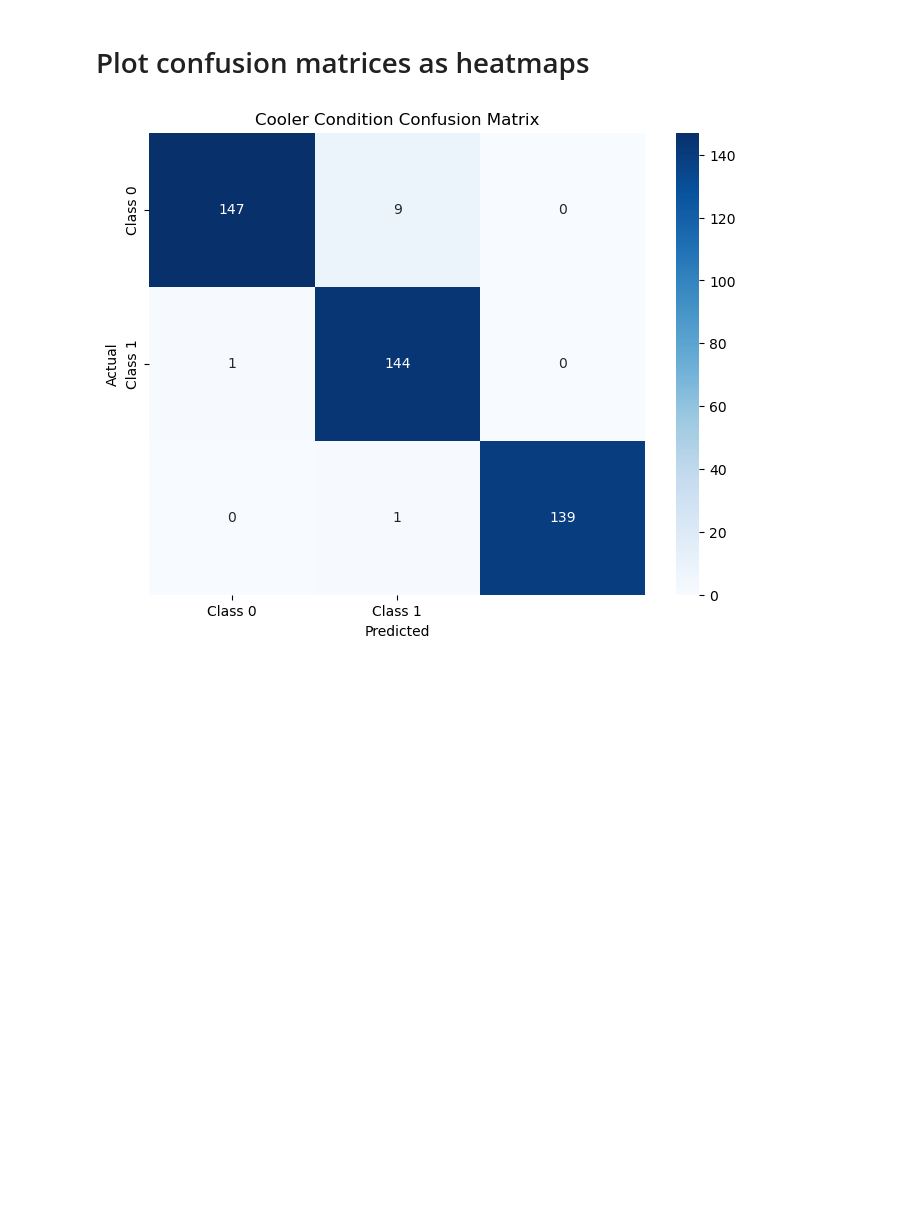
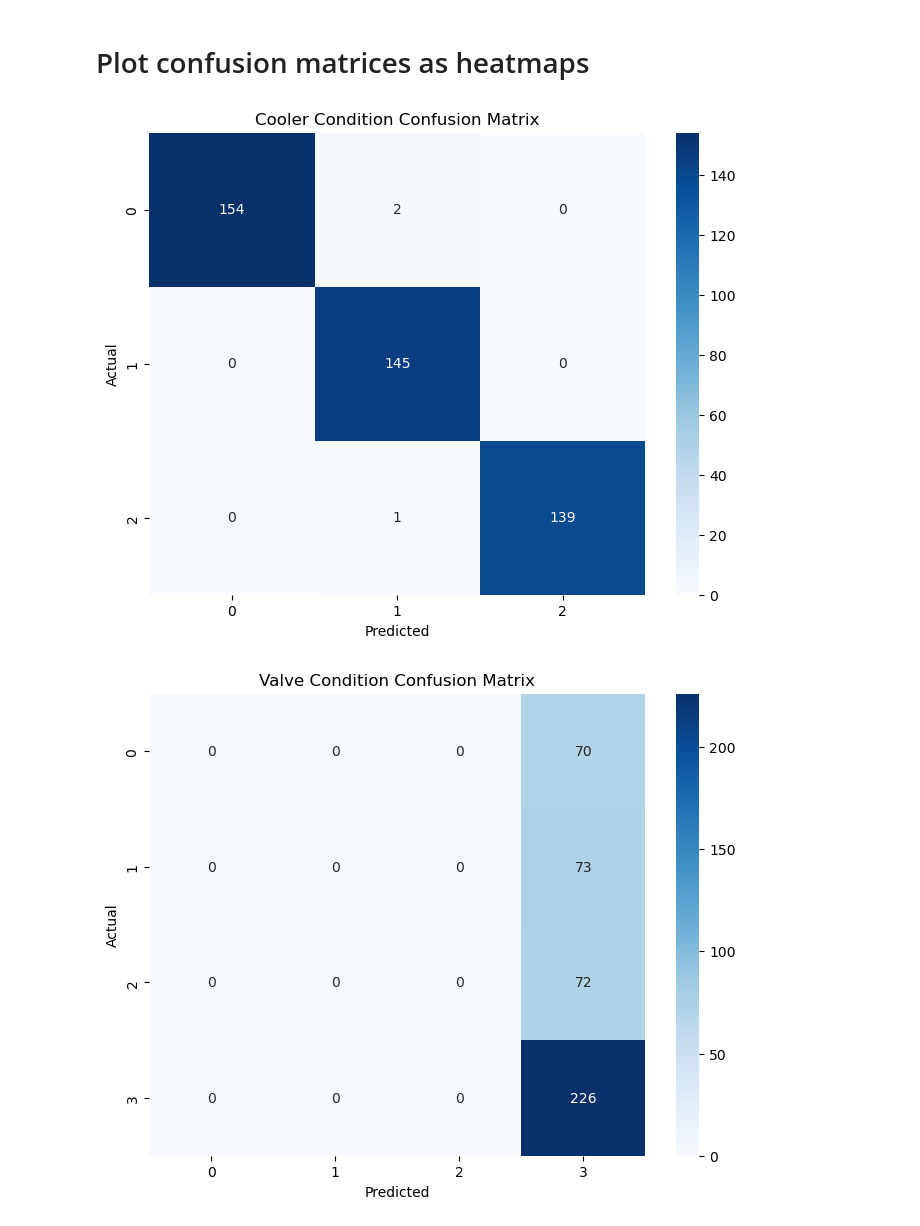
Before and after one commit to ajaykofficial/Machine-Learning, a Jupyter notebook: Condition Monitoring of Hydraulic System/Naive_Bayes.ipynb, the cells around one changed output. Saved outputs shown, nothing was run; the diff lists cells and outputs as text; code cells hidden in the pictures; blank space fills up the shorter version.

```diff
--- a/Condition Monitoring of Hydraulic System/Naive_Bayes.ipynb
+++ b/Condition Monitoring of Hydraulic System/Naive_Bayes.ipynb
@@ -53,10 +69,8 @@ df.describe()
 # %% [markdown]
 # Assigning values to X and y
 # %%
-X = df[['PS1', 'PS2', 'PS3', 'PS4', 'PS5', 'PS6', 'FS1', 'FS2',
-       'TS1', 'TS2', 'TS3', 'TS4', 'P1', 'VS1', 'CE1', 'CP1', 'SE1']]
-y = df[['y_coolerCondition', 'y_valveCondition', 'y_pumpLeak', 'y_hydraulicAcc',
-       'y_stableFlag']]
+X = df[['PS1', 'PS2', 'PS3', 'PS4', 'PS5', 'FS1', 'TS1', 'TS2', 'TS3', 'TS4', 'CE', 'CP', 'SE']]
+y = df[['y_coolerCondition', 'y_valveCondition', 'y_pumpLeak', 'y_hydraulicAcc']]
 # %%
 X
 # %% [output]
@@ -168,21 +182,24 @@ nb_stable = MultinomialNB()
 # %% [markdown]
 # Fit each classifier on the corresponding target variable
 # %%
-nb_cooler.fit(X_train, y_train['y_coolerCondition'])
-nb_valve.fit(X_train, y_train['y_valveCondition'])
-nb_pump.fit(X_train, y_train['y_pumpLeak'])
-nb_hydraulic.fit(X_train, y_train['y_hydraulicAcc'])
-nb_stable.fit(X_train, y_train['y_stableFlag'])
+nb_cooler.fit(X_train[['CE', 'CP', 'PS4', 'PS5', 'TS1', 'TS2', 'TS3', 'TS4']], y_train['y_coolerCondition'])
+nb_valve.fit(X_train[['PS2', 'PS3']], y_train['y_valveCondition'])
+nb_pump.fit(X_train[['FS1', 'SE', 'PS1']], y_train['y_pumpLeak'])
+nb_hydraulic.fit(X_train[['PS1', 'PS2', 'PS3', 'SE', 'FS1', 'TS2']], y_train['y_hydraulicAcc'])
 # %% [output]
 MultinomialNB()
 # %% [markdown]
 # Make predictions on the test data for each classifier
 # %%
-y_pred_cooler = nb_cooler.predict(X_test)
-y_pred_valve = nb_valve.predict(X_test)
-y_pred_pump = nb_pump.predict(X_test)
-y_pred_hydraulic = nb_hydraulic.predict(X_test)
-y_pred_stable = nb_stable.predict(X_test)
+y_pred_cooler = nb_cooler.predict(X_test[['CE', 'CP', 'PS4', 'PS5', 'TS1', 'TS2', 'TS3', 'TS4']])
+y_pred_valve = nb_valve.predict(X_test[['PS2', 'PS3']])
+y_pred_pump = nb_pump.predict(X_test[['FS1', 'SE', 'PS1']])
+y_pred_hydraulic = nb_hydraulic.predict(X_test[['PS1', 'PS2', 'PS3', 'SE', 'FS1', 'TS2']])
+
+y_pred_prob_cooler = nb_cooler.predict_proba(X_test[['CE', 'CP', 'PS4', 'PS5', 'TS1', 'TS2', 'TS3', 'TS4']])
+y_pred_prob_valve = nb_valve.predict_proba(X_test[['PS2', 'PS3']])
+y_pred_prob_pump = nb_pump.predict_proba(X_test[['FS1', 'SE', 'PS1']])
+y_pred_prob_hydraulic = nb_hydraulic.predict_proba(X_test[['PS1', 'PS2', 'PS3', 'SE', 'FS1', 'TS2']])
 # %% [markdown]
 # Evaluate the performance for each classifier
 # %%
@@ -274,9 +280,9 @@ Confusion Matrix - Stable Flag:
 # %% [markdown]
 # Function to plot confusion matrix as heatmap
 # %%
-def plot_confusion_matrix_heatmap(matrix, class_names, title):
+def plot_confusion_matrix_heatmap(matrix, title):
     plt.figure(figsize=(8, 6))
-    sns.heatmap(matrix, annot=True, fmt='d', cmap='Blues', xticklabels=class_names, yticklabels=class_names)
+    sns.heatmap(matrix, annot=True, fmt='d', cmap='Blues')
     plt.title(title)
     plt.xlabel('Predicted')
     plt.ylabel('Actual')
@@ -284,6 +290,10 @@ def plot_confusion_matrix_heatmap(matrix, class_names, title):
 # %% [markdown]
 # Plot confusion matrices as heatmaps
 # %%
-plot_confusion_matrix_heatmap(matrix_cooler, class_names=['Class 0', 'Class 1'], title='Cooler Condition Confusion Matrix')
+plot_confusion_matrix_heatmap(matrix_cooler, title='Cooler Condition Confusion Matrix')
+plot_confusion_matrix_heatmap(matrix_valve, title='Valve Condition Confusion Matrix')
+plot_confusion_matrix_heatmap(matrix_pump, title='Pump Leak Confusion Matrix')
+plot_confusion_matrix_heatmap(matrix_hydraulic, title='Hydraulic Acc Confusion Matrix')
 # %% [output]
-[figure, old version]
+[figure, new version]
+[figure, added]
```
Also changed, not shown: parts of 24 cells of this notebook.
